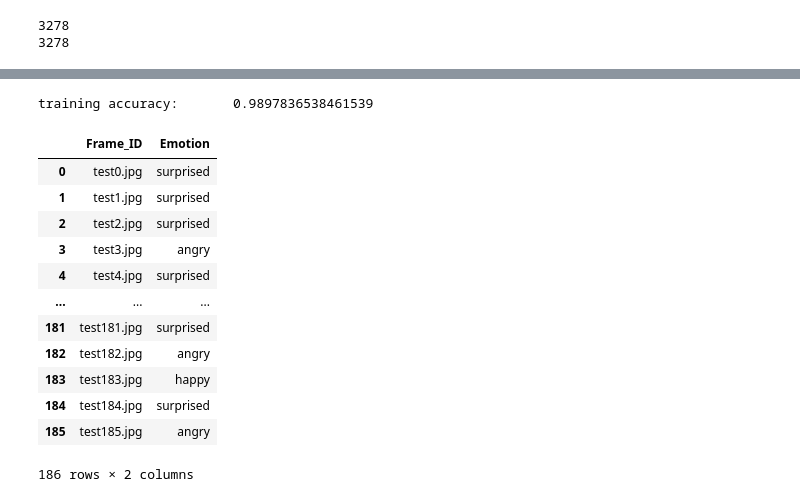
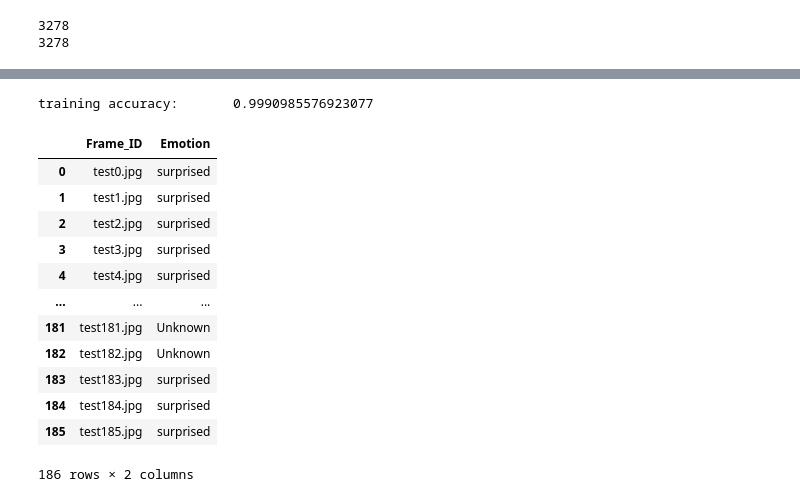
Before and after one commit to VaishnaviNandakumar/emotion-classifier, a Jupyter notebook: Emotion_Classifier_2_.ipynb, the cells around one changed output, grey strips where cells are left out. Saved outputs shown, nothing was run; the diff lists cells and outputs as text; code cells hidden in the pictures.

```diff
--- a/Emotion_Classifier_2_.ipynb
+++ b/Emotion_Classifier_2_.ipynb
@@ -61,7 +61,7 @@ train_aug = []
 
 transformation = transforms.Compose([
                                       transforms.ToPILImage(),
-                                      transforms.CenterCrop((400,750)),
+                                      transforms.CenterCrop((400,700)),
                                       transforms.Resize((224,224), interpolation=2),
                                       transforms.ToTensor()
                                     ])
@@ -72,11 +72,11 @@ for i in range(0 , 298):
   image = root_dir_test  + '/' + frame
   img =  cv2.imread(image)
   #plt.imshow(img)
-  imagetensor = transformation(img)
-  imagetensor = np.transpose(imagetensor,(1,2,0))
+  imagetensor1 = transformation(img)
+  imagetensor1 = np.transpose(imagetensor1,(1,2,0))
   train_aug.append(img)
   #plt.imshow(im_convert(imagetensor))
-  imagenumpy = imagetensor.numpy()
+  imagenumpy = imagetensor1.numpy()
   imagenew = imagenumpy
   train_img.append(imagenew)
 
@@ -266,7 +273,7 @@ torch.manual_seed(0)
 batch_size = 64
 
 # number of epochs to train the model
-n_epochs = 10
+n_epochs = 20
 
 for epoch in range(1, n_epochs+1):
 
@@ -337,10 +347,10 @@ for i in range(len(prediction)):
 
 print('training accuracy: \t', np.average(accuracy))
 # %% [output]
-training accuracy:       0.9897836538461539
+training accuracy:       0.9990985576923077
 # %%
 test_transforms = transforms.Compose([
-                                      transforms.CenterCrop(450),
+                                      transforms.CenterCrop((700)),
                                       transforms.Resize(224),
                                       transforms.ToTensor(),
                                      ])
@@ -367,40 +377,40 @@ csv_file_test = pd.read_csv(file_path_test)
 
 
 for i in range(0,len(csv_file_test)):
 
   frame = csv_file_test.iloc[i,0]
   image = root_dir_test  + '/' + frame
   imagetensor = cv2.imread(image)
   #img = Image.open(image)
   #plt.imshow(img)
   to_pil = transforms.Compose([transforms.ToPILImage()])
   images = imagetensor
   #fig=plt.figure(figsize=(10,10))
   image = to_pil(images)
   #plt.imshow(image)
   index = predict_image(image)
   image_file.append(frame)
   result.append(decoder[index])
 
 
 
 dict = {'Frame_ID': image_file, 'Emotion': result}
 df = pd.DataFrame(dict)
 
 # saving the dataframe
-df.to_csv('file50.csv')
+df.to_csv('file56.csv')
 df
 # %% [output]
 |  | Frame_ID | Emotion |
 | 0 | test0.jpg | surprised |
 | 1 | test1.jpg | surprised |
 | 2 | test2.jpg | surprised |
-| 3 | test3.jpg | angry |
+| 3 | test3.jpg | surprised |
 | 4 | test4.jpg | surprised |
 | ... | ... | ... |
-| 181 | test181.jpg | surprised |
-| 182 | test182.jpg | angry |
-| 183 | test183.jpg | happy |
+| 181 | test181.jpg | Unknown |
+| 182 | test182.jpg | Unknown |
+| 183 | test183.jpg | surprised |
 | 184 | test184.jpg | surprised |
-| 185 | test185.jpg | angry |
+| 185 | test185.jpg | surprised |
 186 rows × 2 columns
```
Also changed, not shown: parts of 9 cells of this notebook, 44 other files.
